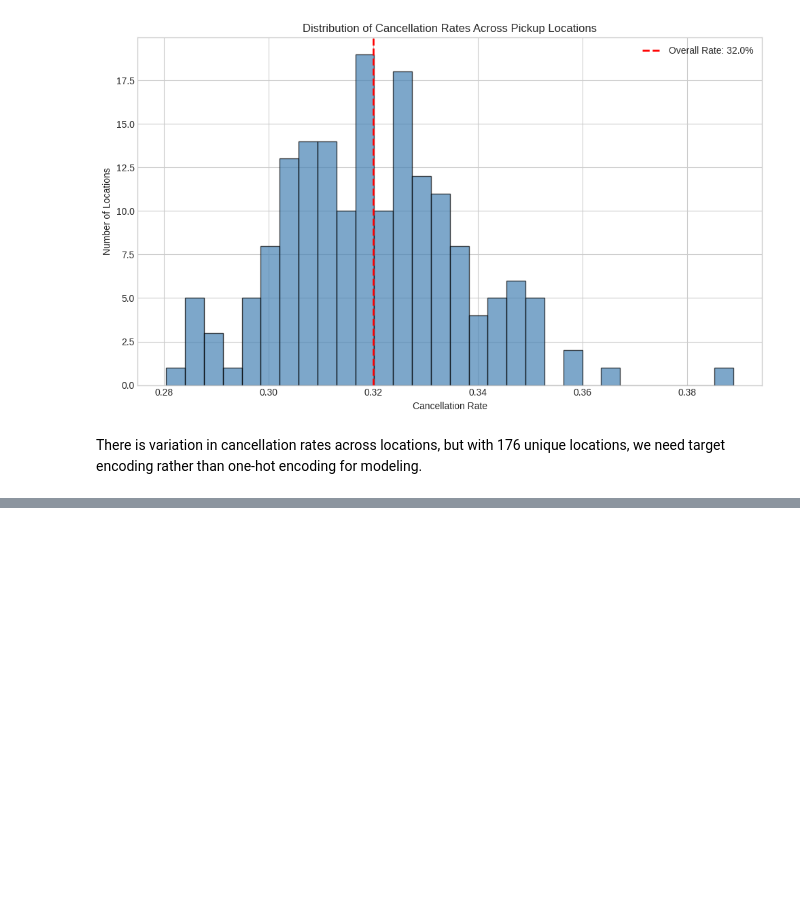
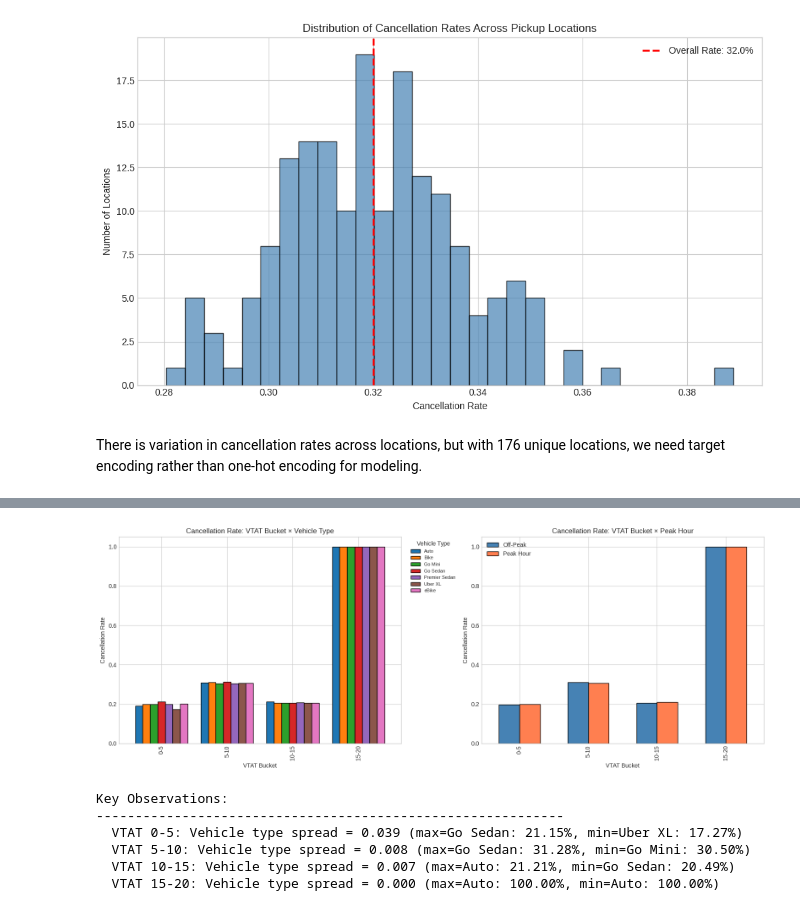
Before and after one commit to amaldu/uber-ride-cancellation-prediction, a Jupyter notebook: uber-analysis/notebooks/05_bivar_eda.ipynb, the cells around one changed output, grey strips where cells are left out. Saved outputs shown, nothing was run; the diff lists cells and outputs as text; code cells hidden in the pictures; blank space fills up the shorter version.

```diff
--- a/uber-analysis/notebooks/05_bivar_eda.ipynb
+++ b/uber-analysis/notebooks/05_bivar_eda.ipynb
@@ -389,0 +614,39 @@ There is variation in cancellation rates across locations, but with 176 unique l
+# %%
+# --- Interaction 1: VTAT bucket × Vehicle Type ---
+fig, axes = plt.subplots(1, 2, figsize=(16, 6))
+
+# Cancellation rate: vtat_bucket × vehicle_type
+interaction_1 = df.groupby(['vtat_bucket', 'vehicle_type'], observed=True)['is_cancelled'].mean().unstack()
+interaction_1.plot(kind='bar', ax=axes[0], width=0.8, edgecolor='black')
+axes[0].set_title('Cancellation Rate: VTAT Bucket × Vehicle Type')
+axes[0].set_xlabel('VTAT Bucket')
+axes[0].set_ylabel('Cancellation Rate')
+axes[0].legend(title='Vehicle Type', bbox_to_anchor=(1.02, 1), loc='upper left', fontsize=8)
+axes[0].set_ylim(0, 1.05)
+
+# Cancellation rate: vtat_bucket × peak_hour
+interaction_2 = df.groupby(['vtat_bucket', 'is_peak_hour'], observed=True)['is_cancelled'].mean().unstack()
+interaction_2.columns = ['Off-Peak', 'Peak Hour']
+interaction_2.plot(kind='bar', ax=axes[1], width=0.6, color=['steelblue', 'coral'], edgecolor='black')
+axes[1].set_title('Cancellation Rate: VTAT Bucket × Peak Hour')
+axes[1].set_xlabel('VTAT Bucket')
+axes[1].set_ylabel('Cancellation Rate')
+axes[1].set_ylim(0, 1.05)
+
+plt.tight_layout()
+plt.show()
+
+print("\nKey Observations:")
+print("-" * 60)
+for bucket in interaction_1.index:
+    rates = interaction_1.loc[bucket]
+    spread = rates.max() - rates.min()
+    print(f"  VTAT {bucket}: Vehicle type spread = {spread:.3f} (max={rates.idxmax()}: {rates.max():.2%}, min={rates.idxmin()}: {rates.min():.2%})")
+# %% [output]
+[figure, added]
+Key Observations:
+------------------------------------------------------------
+  VTAT 0-5: Vehicle type spread = 0.039 (max=Go Sedan: 21.15%, min=Uber XL: 17.27%)
+  VTAT 5-10: Vehicle type spread = 0.008 (max=Go Sedan: 31.28%, min=Go Mini: 30.50%)
+  VTAT 10-15: Vehicle type spread = 0.007 (max=Auto: 21.21%, min=Go Sedan: 20.49%)
+  VTAT 15-20: Vehicle type spread = 0.000 (max=Auto: 100.00%, min=Auto: 100.00%)
```
Also changed, not shown: parts of 20 cells of this notebook, 1 other file.
